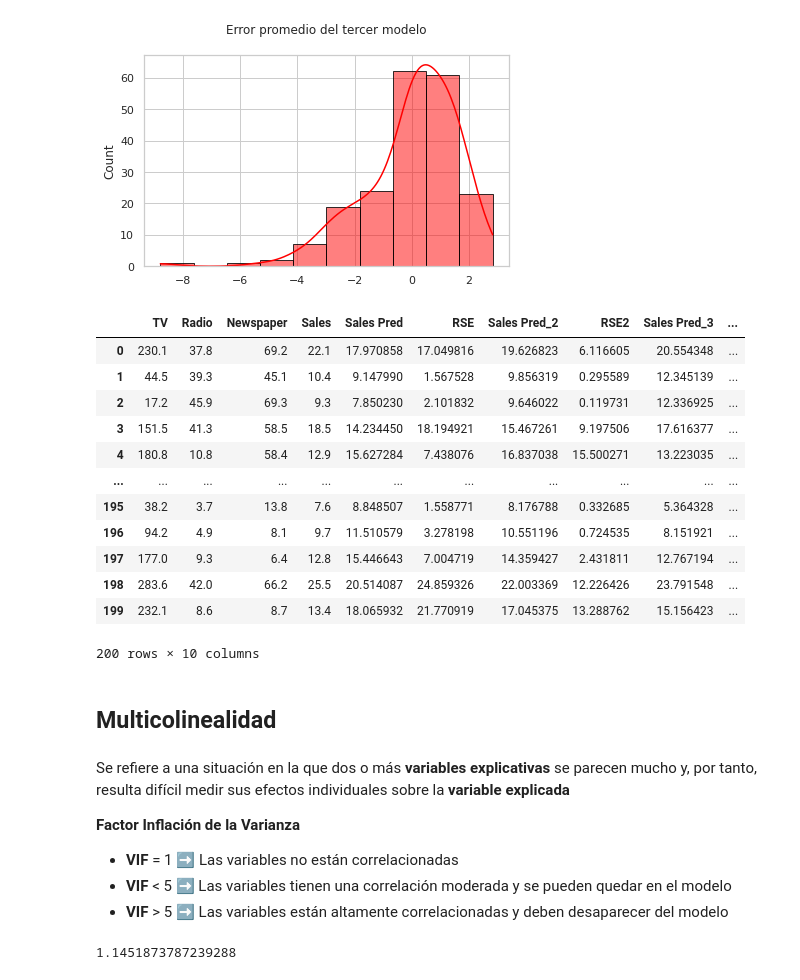
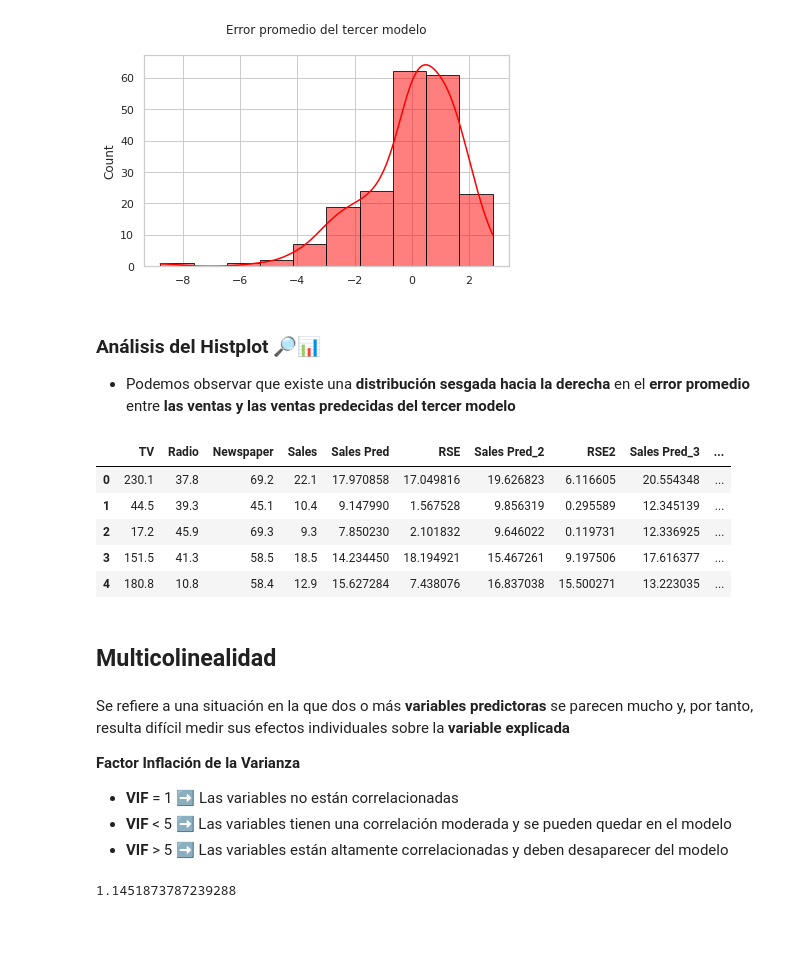
Before and after one commit to jorge-robledo11/Portfolio, a Jupyter notebook: Machine Learning/3. Proyecto ML - LR+Advertising.ipynb, the cells around one changed output. Cells and saved outputs as stored; diff of their text form; code cells hidden in the pictures; blank space fills up the shorter version.

```diff
--- a/Machine Learning/3. Proyecto ML - LR+Advertising.ipynb
+++ b/Machine Learning/3. Proyecto ML - LR+Advertising.ipynb
@@ -454,26 +502,23 @@ plt.title('Error promedio del tercer modelo\n')
 plt.tight_layout();
 # %% [output]
 [figure]
+# %% [markdown]
+### Análisis del Histplot 🔎📊
+
+- Podemos observar que existe una **distribución sesgada hacia la derecha** en el **error promedio** entre **las ventas y las ventas predecidas del tercer modelo**
 # %%
-data
+data.head()
 # %% [output]
 |  | TV | Radio | Newspaper | Sales | Sales Pred | RSE | Sales Pred_2 | RSE2 | Sales Pred_3 | ... |
 | 0 | 230.1 | 37.8 | 69.2 | 22.1 | 17.970858 | 17.049816 | 19.626823 | 6.116605 | 20.554348 | ... |
 | 1 | 44.5 | 39.3 | 45.1 | 10.4 | 9.147990 | 1.567528 | 9.856319 | 0.295589 | 12.345139 | ... |
 | 2 | 17.2 | 45.9 | 69.3 | 9.3 | 7.850230 | 2.101832 | 9.646022 | 0.119731 | 12.336925 | ... |
 | 3 | 151.5 | 41.3 | 58.5 | 18.5 | 14.234450 | 18.194921 | 15.467261 | 9.197506 | 17.616377 | ... |
 | 4 | 180.8 | 10.8 | 58.4 | 12.9 | 15.627284 | 7.438076 | 16.837038 | 15.500271 | 13.223035 | ... |
-| ... | ... | ... | ... | ... | ... | ... | ... | ... | ... | ... |
-| 195 | 38.2 | 3.7 | 13.8 | 7.6 | 8.848507 | 1.558771 | 8.176788 | 0.332685 | 5.364328 | ... |
-| 196 | 94.2 | 4.9 | 8.1 | 9.7 | 11.510579 | 3.278198 | 10.551196 | 0.724535 | 8.151921 | ... |
-| 197 | 177.0 | 9.3 | 6.4 | 12.8 | 15.446643 | 7.004719 | 14.359427 | 2.431811 | 12.767194 | ... |
-| 198 | 283.6 | 42.0 | 66.2 | 25.5 | 20.514087 | 24.859326 | 22.003369 | 12.226426 | 23.791548 | ... |
-| 199 | 232.1 | 8.6 | 8.7 | 13.4 | 18.065932 | 21.770919 | 17.045375 | 13.288762 | 15.156423 | ... |
-200 rows × 10 columns
 # %% [markdown]
 ## Multicolinealidad
 # %% [markdown]
-Se refiere a una situación en la que dos o más **variables explicativas** se parecen mucho y, por tanto, resulta difícil medir sus efectos individuales sobre la **variable explicada**
+Se refiere a una situación en la que dos o más **variables predictoras** se parecen mucho y, por tanto, resulta difícil medir sus efectos individuales sobre la **variable explicada**
 
 **Factor Inflación de la Varianza**
 
```
Also changed, not shown: parts of 32 cells of this notebook.
